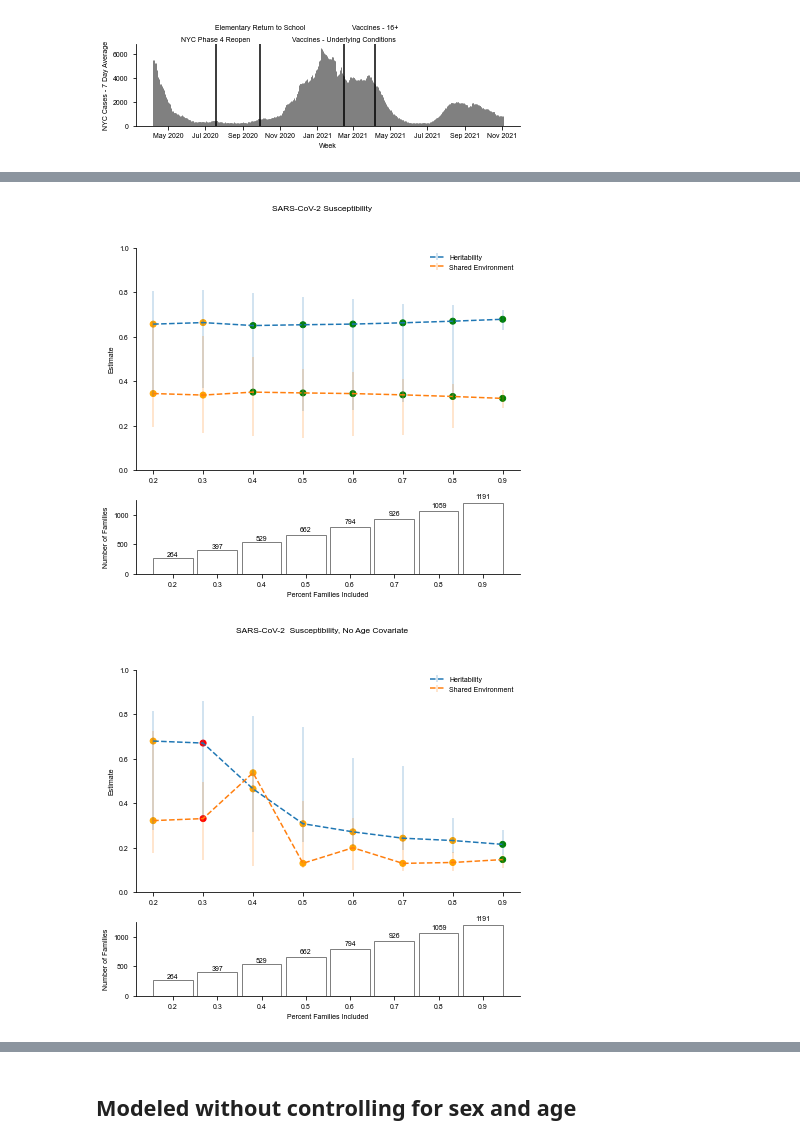
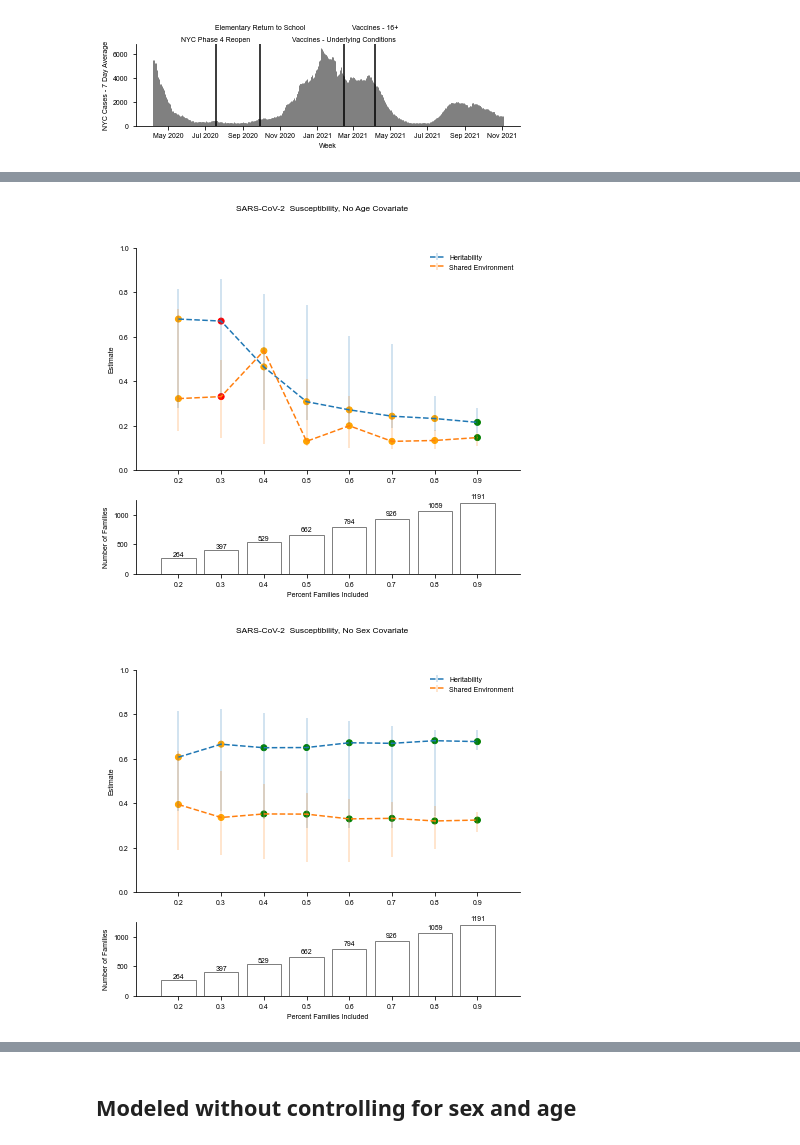
Before and after one commit to tatonetti-lab/covid-h2o, a Jupyter notebook: manuscript_results_hhid.ipynb, the cells around one changed output, grey strips where cells are left out. Drawn from its saved outputs; the diff is of its cells as text; code cells hidden in the pictures.

Commit message:
cleaned up graphs and output underlying data for figures

```diff
--- a/manuscript_results_hhid.ipynb
+++ b/manuscript_results_hhid.ipynb
@@ -278,9 +275,11 @@ def create_graph(df, x_value_col, plot_title, model_type="ace", hide_error=False
 
         ax1.legend(frameon=False)
 
+        ax2.set_xlim(ax1.get_xlim())
+
         num_fams_lst.extend(list(zip(x, num_fams)))
 
-    bar_width = 0.09 if x_value_col != "date" else 5
+    bar_width = 0.08 if x_value_col != "date" else 5
 
 
     fam_df = pd.DataFrame(num_fams_lst, columns=[x_value_col, "num_fams"]).sort_values(by=x_value_col)
@@ -296,6 +295,7 @@ def create_graph(df, x_value_col, plot_title, model_type="ace", hide_error=False
     plt.show()
     sns.despine(fig)
 
+    df.to_csv(figure_results, mode='a', header=True, index=False)
 
 
     return fig, axs
@@ -329,19 +422,20 @@ clean_pheno_titles = {'covid':"SARS-CoV-2 Susceptibility",
  'dayshosp_nosex_noage': 'Days Hospitalized, No Sex Or Age Covariates',
  'covid_noage': 'SARS-CoV-2  Susceptibility, No Age Covariate',
  'covid_nosex': 'SARS-CoV-2  Susceptibility, No Sex Covariate',
- 'covid_nosex_noage': 'SARS-CoV-2  Susceptibility, No Sex or Age Covariate'
+ 'covid_nosex_noage': 'SARS-CoV-2  Susceptibility, No Sex or Age Covariate',
+                      "covid_coprocessc2h2":"Permuted COVID Status",
+                      "days_hosp_coprocessc2h2":"Permuted Days Hospitalized"
+
+
                      }
 # %%
-##
-#Minimimum of 50 converged runs
-
 #Partition by phenotype
 df_holder = solar_df[ ( solar_df["trait"].str.contains( "covid_cswitch_weekly" ) == True ) &
                         ( solar_df["directory"] == "cummulative_classswitch")
                         ].copy()
 
-
-df_holder = df_holder[ df_holder["num_converged"].astype(int) > 50 ]
+#Makes no difference, all had over 30 converged
+# df_holder = df_holder[ df_holder["num_converged"].astype(int) > 30 ]
 
 
 #Pull date cases/controls are included through from phenotype name
@@ -476,5 +572,7 @@ def graph_percent_fam(df, pheno, directory ):
     figure_name = str.replace(figure_name, " ", "_").lower()
 
     save_and_track_figure(fig, figure_name)
+
+    df_holder.to_csv(figure_results, mode='a', header=False, index=False)
 # %%
 #Graph days hospitalized
@@ -501,11 +595,11 @@ array(['covid_nosex', 'dayshosp_notfemale', 'covid_female',
 # %%
 #Graph days hospitalized
-graph_percent_fam(solar_df, "covid", "covid")
+# graph_percent_fam(solar_df, "covid", "covid")
 graph_percent_fam(solar_rev_df, "covid", "covid_noage")
 graph_percent_fam(solar_rev_df, "covid", "covid_nosex")
 graph_percent_fam(solar_rev_df, "covid", "covid_nosex_noage")
 # graph_percent_fam(solar_rev_df, "covid", "female")
 # graph_percent_fam(solar_rev_df, "covid", "covid_notfemale")
 # %% [output]
-[figure, old version]
+[figure, new version]
-[figure, old version]
+[figure, new version]
```
Also changed, not shown: parts of 18 cells of this notebook, 2 other files.
